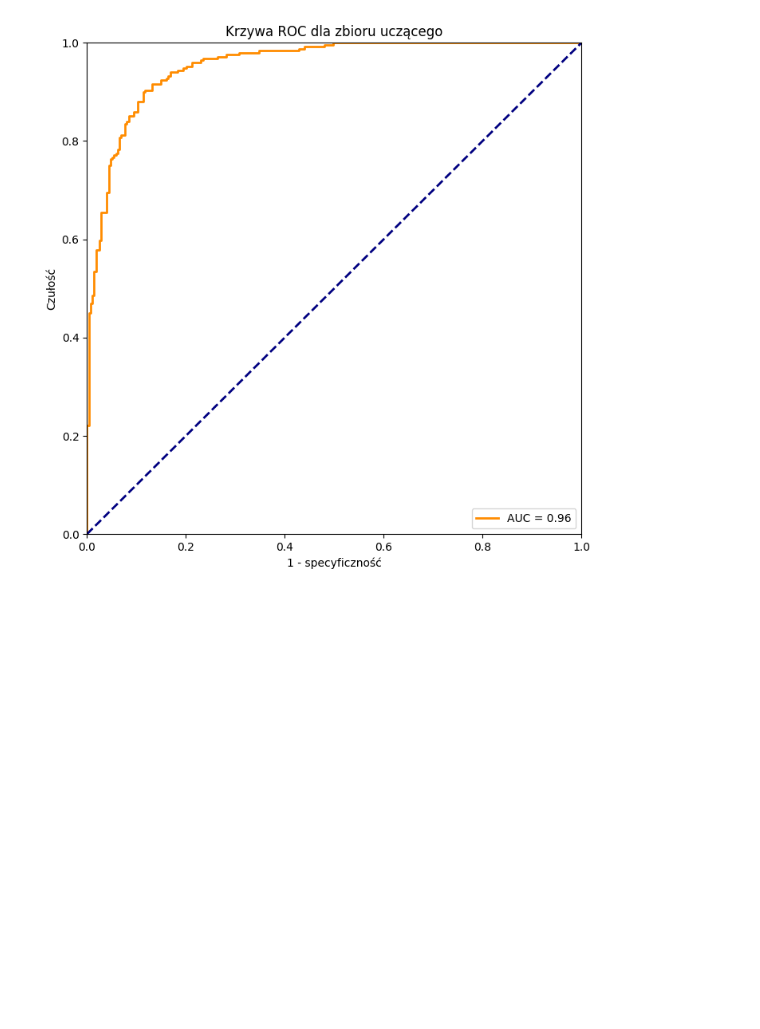
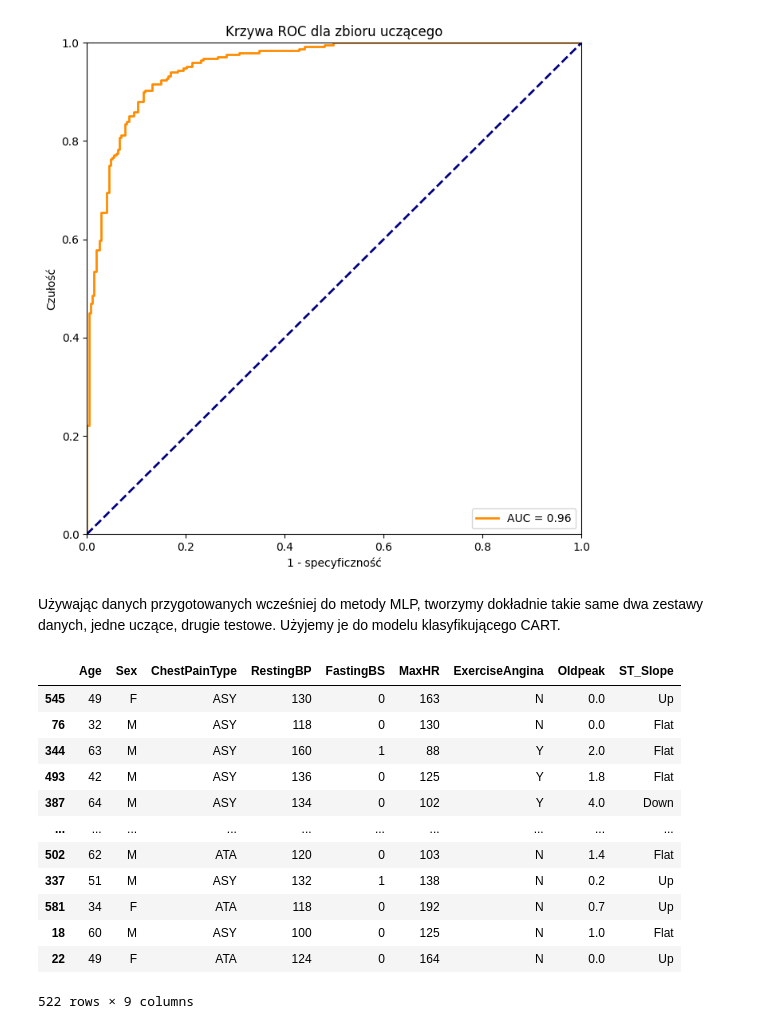
Before and after one commit to janluk00/heart-disease-predicting-models, a Jupyter notebook: models.ipynb, the cells around one changed output. Drawn from its saved outputs; the diff is of its cells as text; code cells hidden in the pictures; blank space fills up the shorter version.

```diff
--- a/models.ipynb
+++ b/models.ipynb
@@ -123,6 +123,8 @@ Po eksporacyjnej analizie danych, na podstawie macierzy korelacji, kolumny `Rest
 # %%
 X = data.drop(columns=['RestingECG', 'HeartDisease', 'Cholesterol'])
 y = data['HeartDisease']
+X2 = X.copy()
+y2 = y.copy()
 X
 # %% [output]
 |  | Age | Sex | ChestPainType | RestingBP | FastingBS | MaxHR | ExerciseAngina | Oldpeak | ST_Slope |
@@ -327,3 +329,24 @@ ROC(y_train, y_train_score, "Krzywa ROC dla zbioru uczącego")
 # %% [output]
 [figure]
 [figure]
+# %%
+X_train2, X_test2, y_train2, y_test2 = train_test_split(X2, y2, test_size=0.3, random_state=AVG_ID_SUM, stratify=y)
+# %% [markdown]
+Używając danych przygotowanych wcześniej do metody MLP, tworzymy dokładnie takie same dwa zestawy danych, jedne uczące, drugie testowe.
+Użyjemy je do modelu klasyfikującego CART.
+# %%
+X_train2
+# %% [output]
+|  | Age | Sex | ChestPainType | RestingBP | FastingBS | MaxHR | ExerciseAngina | Oldpeak | ST_Slope |
+| 545 | 49 | F | ASY | 130 | 0 | 163 | N | 0.0 | Up |
+| 76 | 32 | M | ASY | 118 | 0 | 130 | N | 0.0 | Flat |
+| 344 | 63 | M | ASY | 160 | 1 | 88 | Y | 2.0 | Flat |
+| 493 | 42 | M | ASY | 136 | 0 | 125 | Y | 1.8 | Flat |
+| 387 | 64 | M | ASY | 134 | 0 | 102 | Y | 4.0 | Down |
+| ... | ... | ... | ... | ... | ... | ... | ... | ... | ... |
+| 502 | 62 | M | ATA | 120 | 0 | 103 | N | 1.4 | Flat |
+| 337 | 51 | M | ASY | 132 | 1 | 138 | N | 0.2 | Up |
+| 581 | 34 | F | ATA | 118 | 0 | 192 | N | 0.7 | Up |
+| 18 | 60 | M | ASY | 100 | 0 | 125 | N | 1.0 | Flat |
+| 22 | 49 | F | ATA | 124 | 0 | 164 | N | 0.0 | Up |
+522 rows × 9 columns
```
Also changed, not shown: parts of 28 cells of this notebook.
